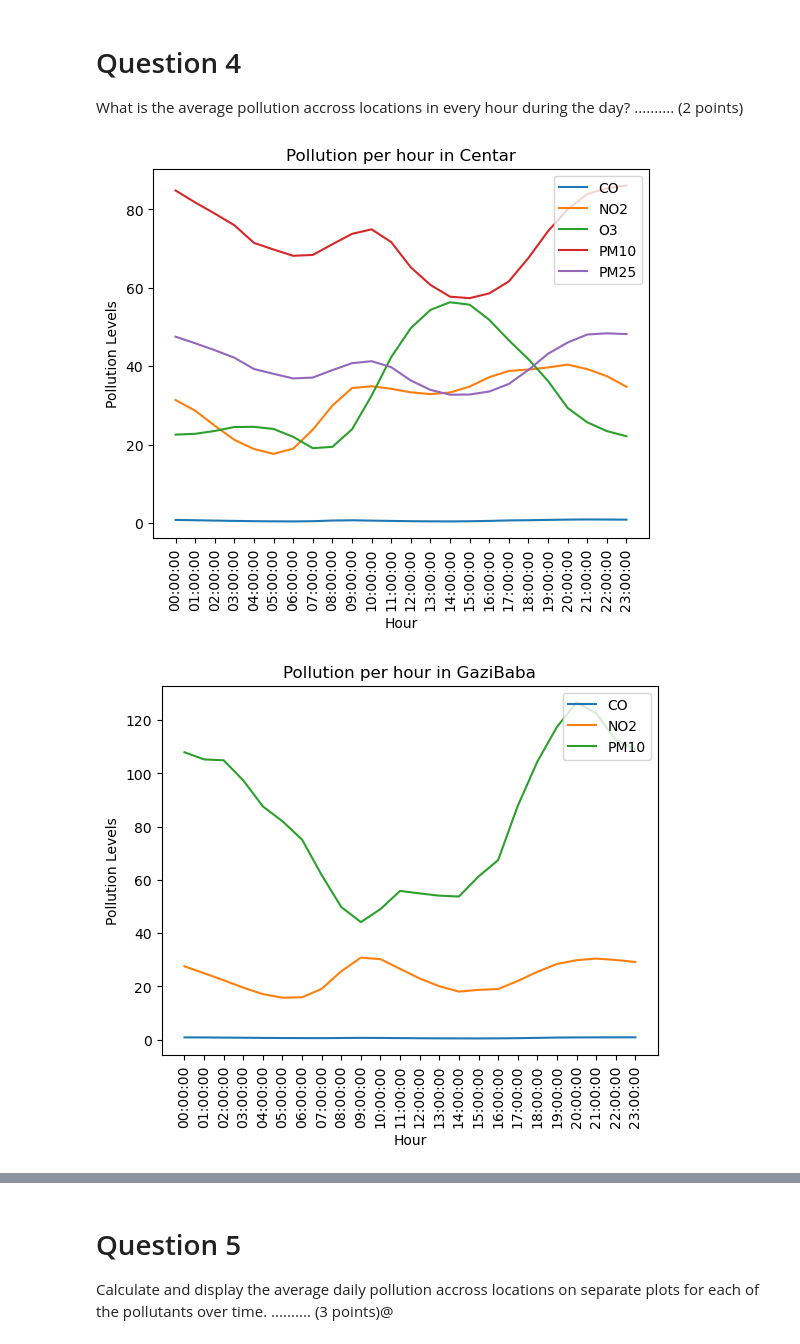
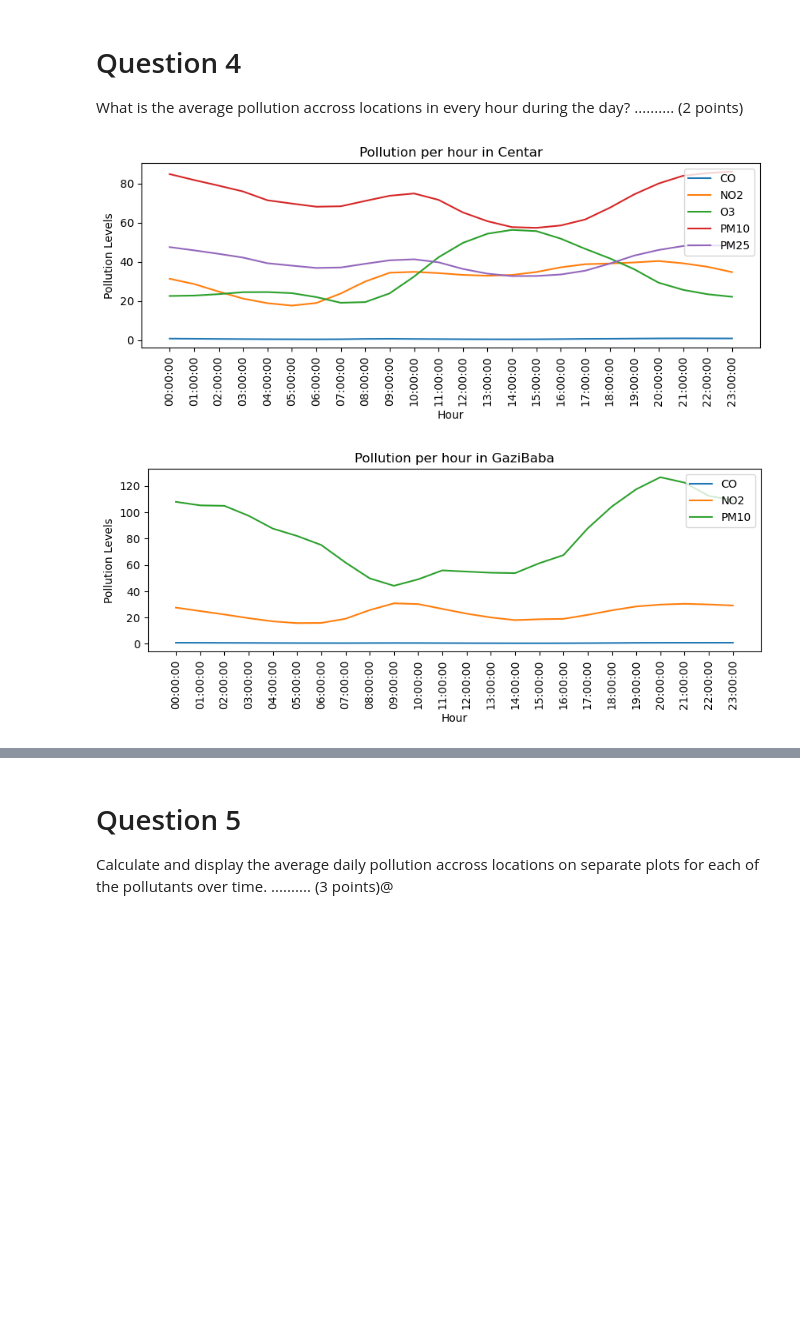
Before and after one commit to zdravozdravo/air-pollution-repo, a Jupyter notebook: 03 Air Pollution.ipynb, the cells around one changed output, grey strips where cells are left out. Drawn from its saved outputs; the diff is of its cells as text; code cells hidden in the pictures; blank space fills up the shorter version.

```diff
--- a/03 Air Pollution.ipynb
+++ b/03 Air Pollution.ipynb
@@ -340,32 +339,33 @@ What is the average pollution accross locations in every hour during the day?  .
 # Solution
 
 
 
 # USED IN THE PLOTTING FUNCTION
 hour = [ str(time) for time in df['datetime'].dt.time.unique() ]
 
 # USED IN THE LOOPS
 location_list = [ loc for loc in df.columns[:6]]
 pollutants_list = [ pollutant for pollutant in df['pollutant_type'].unique() ]
 
 
 for location in location_list:
+    plt.figure(figsize=(10, 3))
     for pollutant in pollutants_list:
         q4_df = df[df['pollutant_type'] == pollutant]
         q4_df = q4_df[[location , 'datetime', 'pollutant_type']].groupby(q4_df['datetime'].dt.time).mean()
 
         # AKO BIGGEST VALUE NE E NAN TOGAS NAPRAJ PLOT, ELSE NE PRAVI NISTO
         if str(q4_df.sort_values(by=location, ascending=False).values[0][0]) != 'nan':
             data_to_plot = pd.DataFrame()
             data_to_plot['Hour'] = np.array(hour)
             data_to_plot['Pollution Levels'] = q4_df.values
 
             sns.lineplot(data=data_to_plot, x='Hour', y='Pollution Levels', label=pollutant)
 
     plt.title(f'Pollution per hour in {location}')
     plt.xticks(rotation=90)
     plt.legend(loc="upper right")
     plt.show()
 # %% [output]
-[figure, old version]
+[figure, new version]
-[figure, old version]
+[figure, new version]
```
Also changed, not shown: parts of 4 cells of this notebook.
